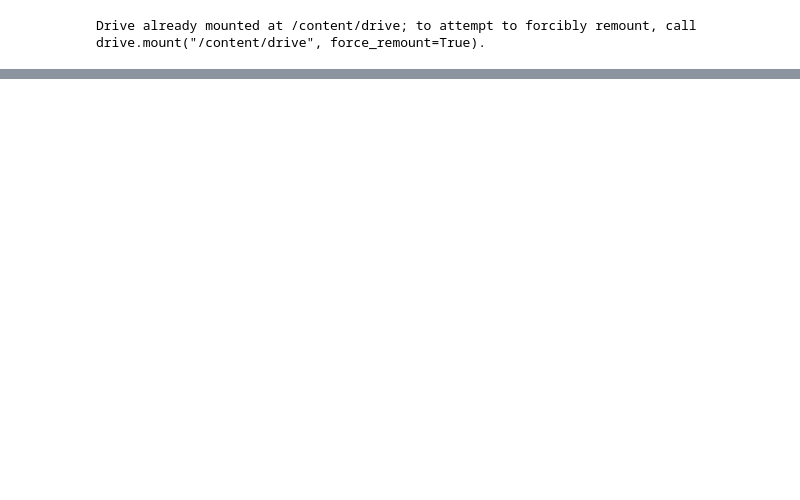
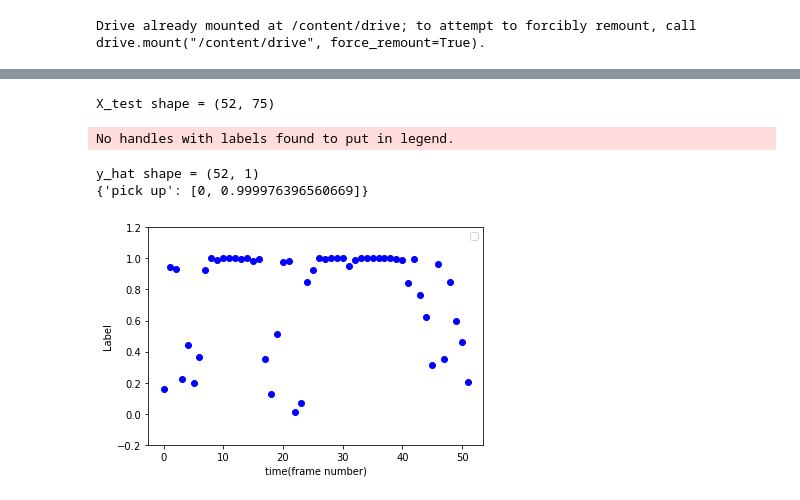
Before and after one commit to Mahinramezani/human_action_classification_ANN, a Jupyter notebook: code/test.ipynb, the cells around one changed output, grey strips where cells are left out. Cells and saved outputs as stored; diff of their text form; code cells hidden in the pictures; blank space fills up the shorter version.

```diff
--- a/code/test.ipynb
+++ b/code/test.ipynb
@@ -77,5 +97,19 @@ def testing(file_name):
   print(j_dict)
   return j_dict
+# %%
+# test1
+
+file_name = 'pick37'
+j_dict = testing(file_name)
+
+with open(os.path.join(path, file_name + '.json'), 'w') as fp:
+    json.dump(j_dict, fp,  indent=4)
+# %% [output]
+X_test shape = (52, 75)
+No handles with labels found to put in legend.
+y_hat shape = (52, 1)
+{'pick up': [0, 0.999976396560669]}
+[figure, added]
 # %%
 # test1
 
```
Also changed, not shown: parts of 8 cells of this notebook, 5 other files.
